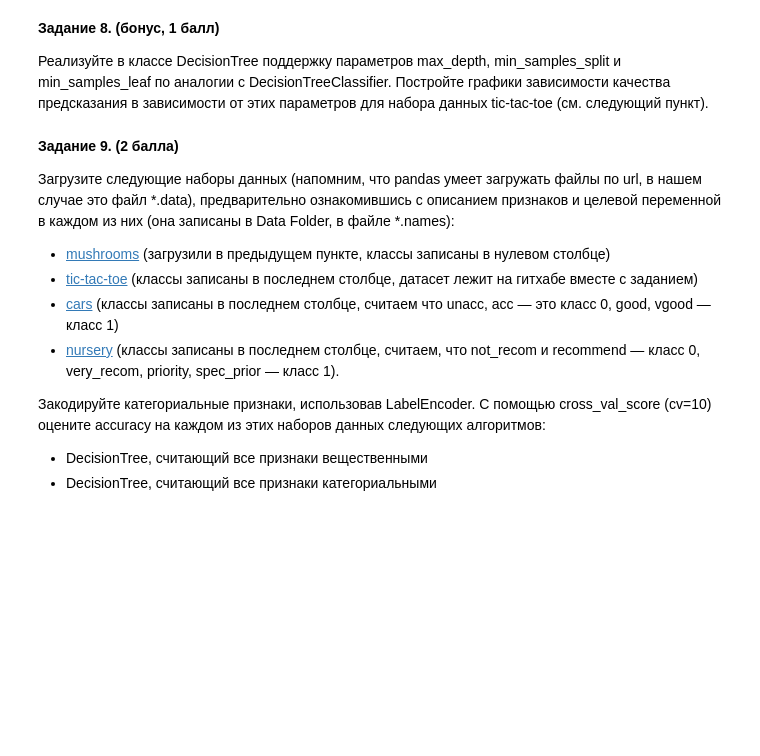
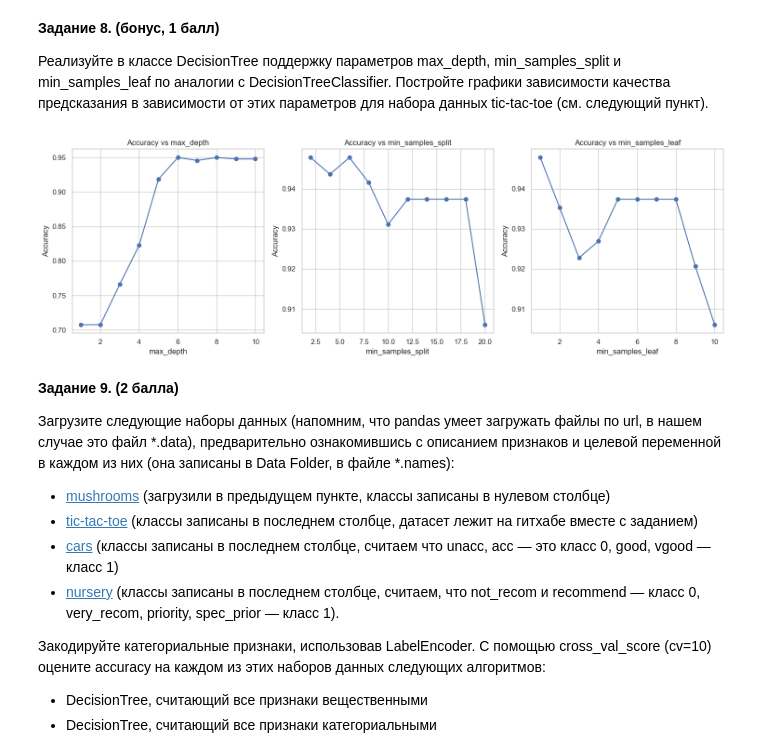
Before and after one commit to ValeriaBoldinova/ML, a Jupyter notebook: Laba2/hw2-trees.ipynb, the cells around one changed output. Cells and saved outputs as stored; diff of their text form; code cells hidden in the pictures; blank space fills up the shorter version.

```diff
--- a/Laba2/hw2-trees.ipynb
+++ b/Laba2/hw2-trees.ipynb
@@ -244,0 +317,19 @@ __Задание 7. (0.5 балла)__
+# %%
+### ╰( ͡° ͜ʖ ͡° )つ──☆*:・ﾟ
+mushrooms = pd.read_csv('agaricus-lepiota.data', header=None)
+
+le = LabelEncoder()
+mushrooms_encoded = mushrooms.apply(le.fit_transform)
+
+X_mush = mushrooms_encoded.iloc[:, 1:].values
+y_mush = mushrooms_encoded.iloc[:, 0].values
+
+X_train, X_test, y_train, y_test = train_test_split(X_mush, y_mush, test_size=0.5, random_state=42)
+
+dt_custom = DecisionTree(feature_types=['categorical'] * X_mush.shape[1])
+dt_custom.fit(X_train, y_train)
+
+y_pred = dt_custom.predict(X_test)
+accuracy = accuracy_score(y_test, y_pred)
+
+print(f"Accuracy: {accuracy:.4f}")
@@ -246,6 +339,71 @@ __Задание 7. (0.5 балла)__
 __Задание 8. (бонус, 1 балл)__
 
 Реализуйте в классе DecisionTree поддержку параметров max_depth, min_samples_split и min_samples_leaf по аналогии с DecisionTreeClassifier. Постройте графики зависимости качества предсказания в зависимости от этих параметров для набора данных tic-tac-toe (см. следующий пункт).
+# %%
+
+tic_tac_toe = pd.read_csv('tic-tac-toe-endgame.csv')
+
+X = tic_tac_toe.iloc[:, :-1]
+y = (tic_tac_toe.iloc[:, -1] == 'positive').astype(int)
+
+le = LabelEncoder()
+X_encoded = X.apply(le.fit_transform).values
+y_encoded = y.values
+
+X_train, X_test, y_train, y_test = train_test_split(X_encoded, y_encoded, test_size=0.5, random_state=42)
+
+max_depths = range(1, 11)
+min_samples_splits = range(2, 21, 2)
+min_samples_leafs = range(1, 11)
+
+acc_depth = []
+for d in max_depths:
+    tree = DecisionTree(['categorical'] * X_encoded.shape[1], max_depth=d)
+    tree.fit(X_train, y_train)
+    y_pred = tree.predict(X_test)
+    acc_depth.append(accuracy_score(y_test, y_pred))
+
+acc_split = []
+for s in min_samples_splits:
+    tree = DecisionTree(['categorical'] * X_encoded.shape[1], min_samples_split=s)
+    tree.fit(X_train, y_train)
+    y_pred = tree.predict(X_test)
+    acc_split.append(accuracy_score(y_test, y_pred))
+
+acc_leaf = []
+for l in min_samples_leafs:
+    tree = DecisionTree(['categorical'] * X_encoded.shape[1], min_samples_leaf=l)
+    tree.fit(X_train, y_train)
+    y_pred = tree.predict(X_test)
+    acc_leaf.append(accuracy_score(y_test, y_pred))
+
+plt.figure(figsize=(15, 5))
+
+plt.subplot(1, 3, 1)
+plt.plot(max_depths, acc_depth, marker='o')
+plt.xlabel("max_depth")
+plt.ylabel("Accuracy")
+plt.title("Accuracy vs max_depth")
+plt.grid(True)
+
+plt.subplot(1, 3, 2)
+plt.plot(min_samples_splits, acc_split, marker='o')
+plt.xlabel("min_samples_split")
+plt.ylabel("Accuracy")
+plt.title("Accuracy vs min_samples_split")
+plt.grid(True)
+
+plt.subplot(1, 3, 3)
+plt.plot(min_samples_leafs, acc_leaf, marker='o')
+plt.xlabel("min_samples_leaf")
+plt.ylabel("Accuracy")
+plt.title("Accuracy vs min_samples_leaf")
+plt.grid(True)
+
+plt.tight_layout()
+plt.show()
+# %% [output]
+[figure, added]
 # %% [markdown]
 __Задание 9. (2 балла)__
 
```
Also changed, not shown: parts of 15 cells of this notebook, 1 other file.
